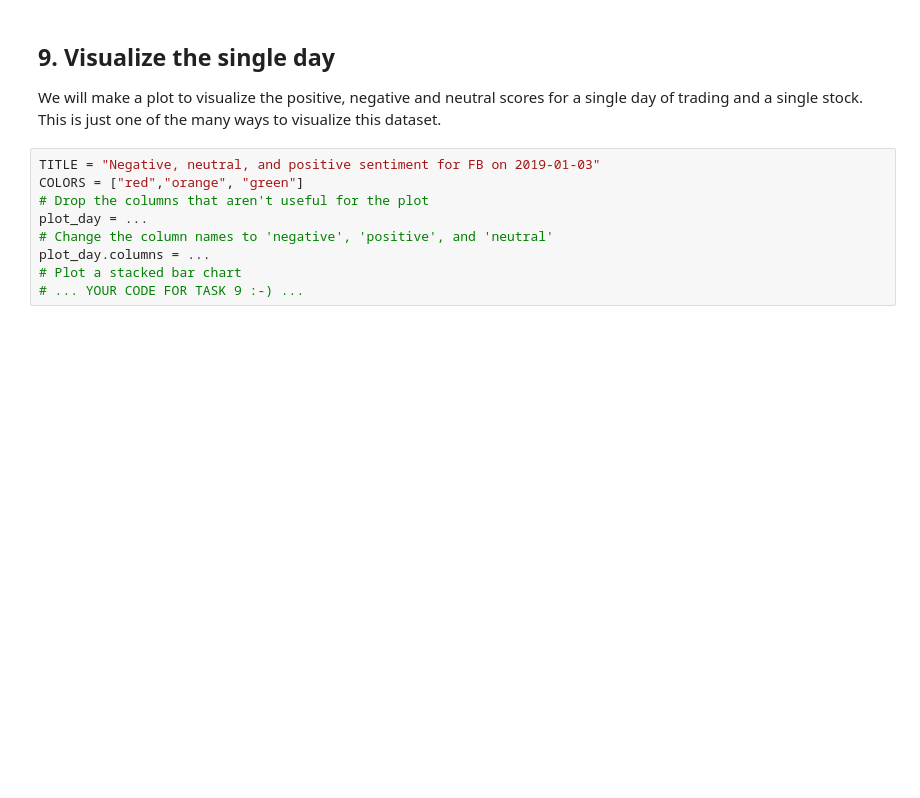
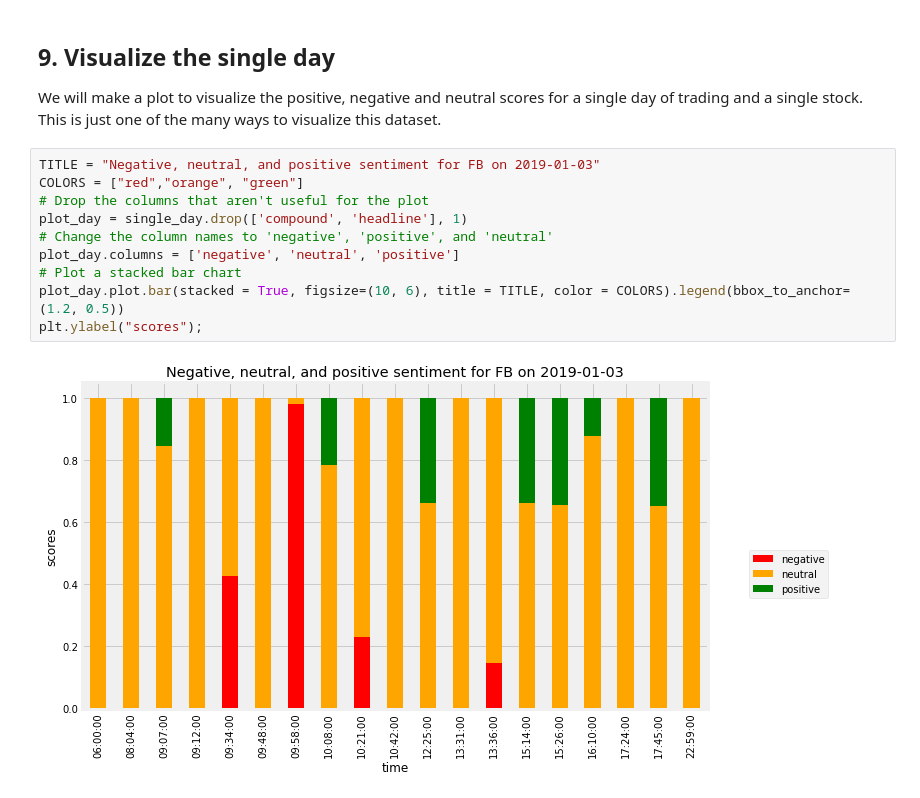
Before and after one commit to pedflotor/DataCamp, a Jupyter notebook: Extract Stock Sentiment from News Headlines/notebook.ipynb, the cells around one changed output. Drawn from its saved outputs; the diff is of its cells as text; blank space fills up the shorter version.

Commit message:
feat: Day visualization

```diff
--- a/Extract Stock Sentiment from News Headlines/notebook.ipynb
+++ b/Extract Stock Sentiment from News Headlines/notebook.ipynb
@@ -203,9 +203,12 @@ single_day = single_day.sort_index()
 # %%
 TITLE = "Negative, neutral, and positive sentiment for FB on 2019-01-03"
 COLORS = ["red","orange", "green"]
 # Drop the columns that aren't useful for the plot
-plot_day = ...
+plot_day = single_day.drop(['compound', 'headline'], 1)
 # Change the column names to 'negative', 'positive', and 'neutral'
-plot_day.columns = ...
+plot_day.columns = ['negative', 'neutral', 'positive']
 # Plot a stacked bar chart
-# ... YOUR CODE FOR TASK 9 :-) ...
+plot_day.plot.bar(stacked = True, figsize=(10, 6), title = TITLE, color = COLORS).legend(bbox_to_anchor=(1.2, 0.5))
+plt.ylabel("scores");
+# %% [output]
+[figure, added]
```
